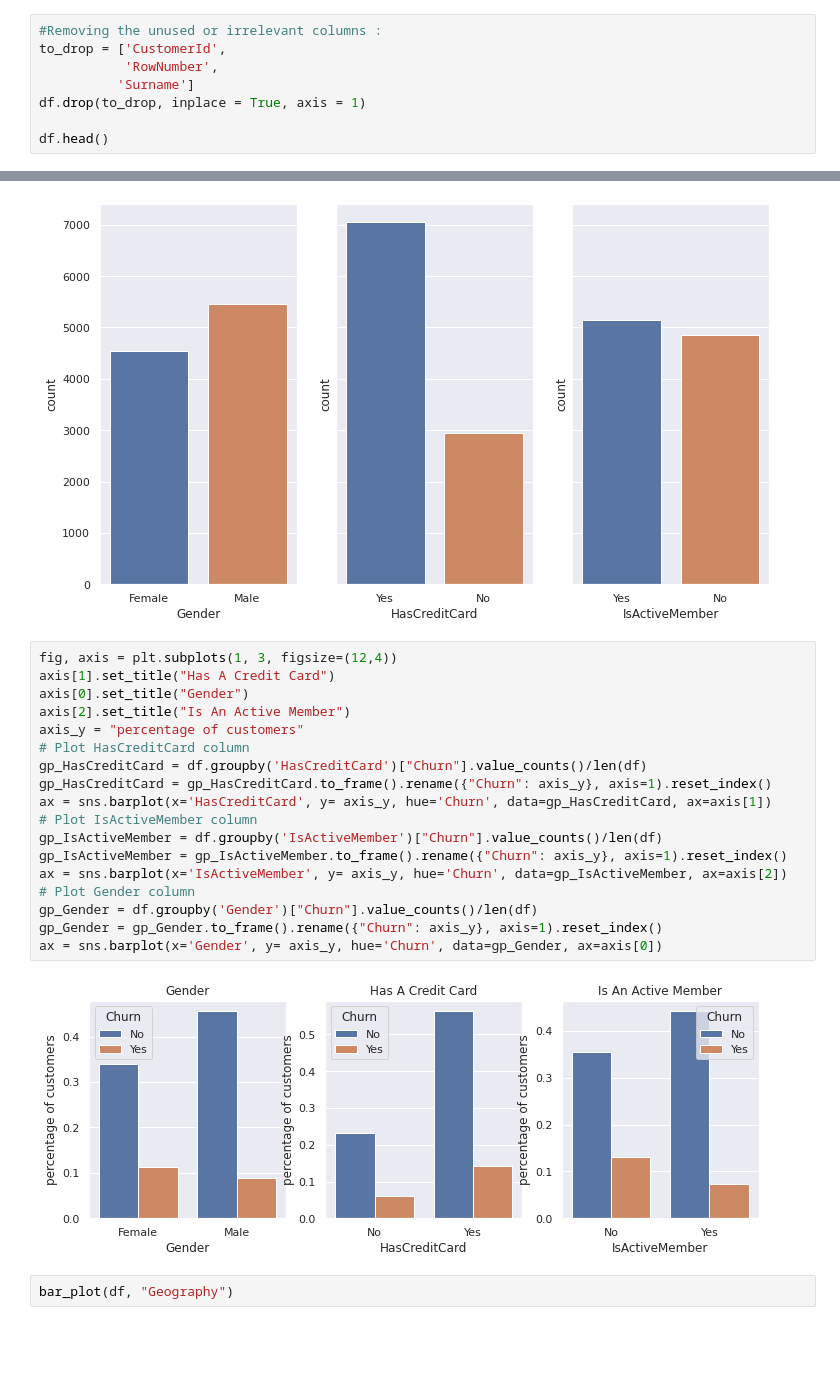
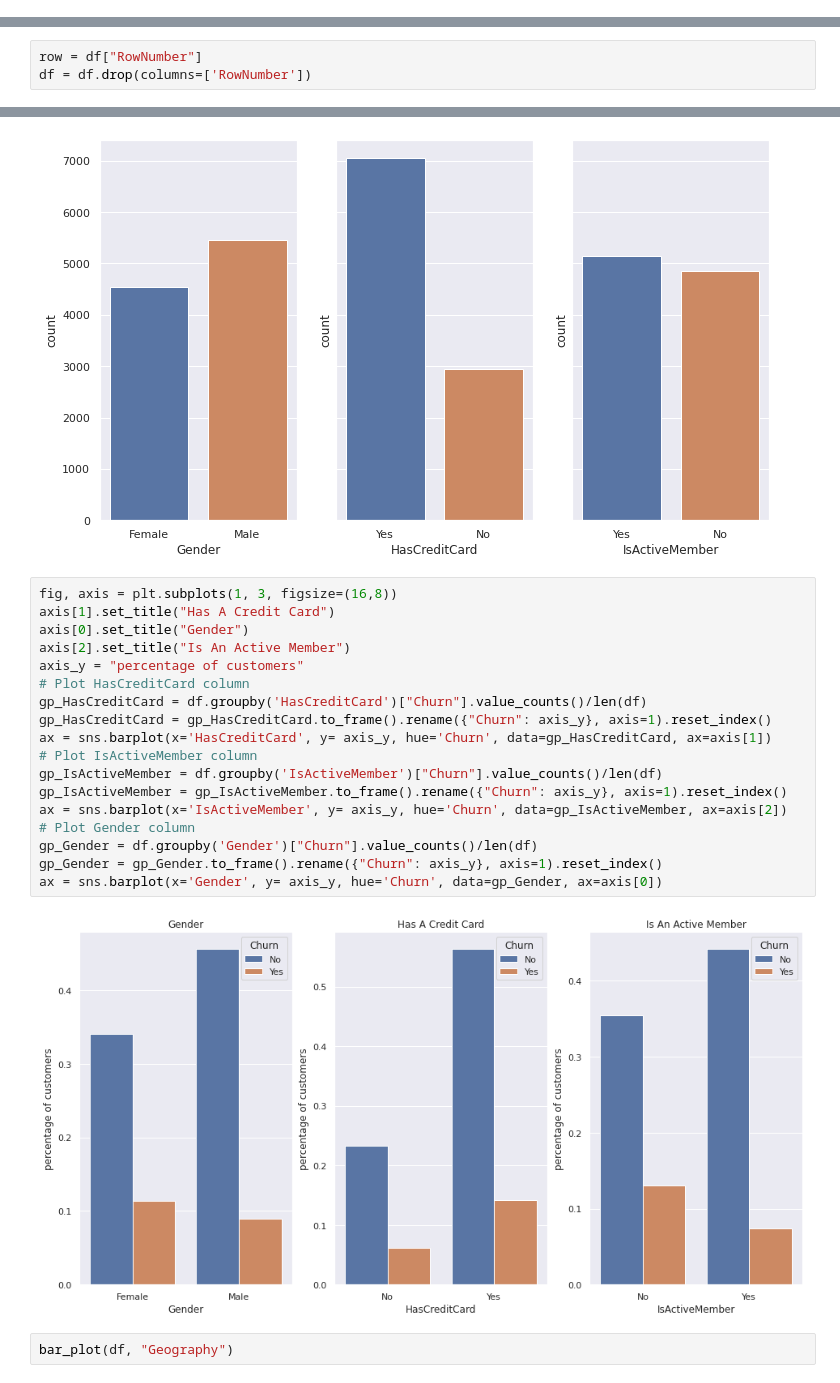
Before and after one commit to HoudaELB/Churn-Prediction-with-ML, a Jupyter notebook: Churn_Prediction.ipynb, the cells around one changed output, grey strips where cells are left out. Drawn from its saved outputs; the diff is of its cells as text; blank space fills up the shorter version.

```diff
--- a/Churn_Prediction.ipynb
+++ b/Churn_Prediction.ipynb
@@ -30,11 +93,3 @@ df.head()
 | 4 | 5 | 15737888 | Mitchell | 850 | Spain | Female | 43 | 2 | 125510.82 | ... |
 # %% [markdown]
 # **Data Cleaning**
-# %%
-#Removing the unused or irrelevant columns :
-to_drop = ['CustomerId',
-           'RowNumber',
-          'Surname']
-df.drop(to_drop, inplace = True, axis = 1)
-
-df.head()
@@ -92,3 +192,6 @@ dtype: object
+# %%
+row = df["RowNumber"]
+df = df.drop(columns=['RowNumber'])
 # %%
 df.shape
 # %% [output]
@@ -188,25 +271,25 @@ fig.savefig("inp.png")
 # %% [output]
 [figure]
 # %%
-fig, axis = plt.subplots(1, 3, figsize=(12,4))
+fig, axis = plt.subplots(1, 3, figsize=(16,8))
 axis[1].set_title("Has A Credit Card")
 axis[0].set_title("Gender")
 axis[2].set_title("Is An Active Member")
 axis_y = "percentage of customers"
 # Plot HasCreditCard column
 gp_HasCreditCard = df.groupby('HasCreditCard')["Churn"].value_counts()/len(df)
 gp_HasCreditCard = gp_HasCreditCard.to_frame().rename({"Churn": axis_y}, axis=1).reset_index()
 ax = sns.barplot(x='HasCreditCard', y= axis_y, hue='Churn', data=gp_HasCreditCard, ax=axis[1])
 # Plot IsActiveMember column
 gp_IsActiveMember = df.groupby('IsActiveMember')["Churn"].value_counts()/len(df)
 gp_IsActiveMember = gp_IsActiveMember.to_frame().rename({"Churn": axis_y}, axis=1).reset_index()
 ax = sns.barplot(x='IsActiveMember', y= axis_y, hue='Churn', data=gp_IsActiveMember, ax=axis[2])
 # Plot Gender column
 gp_Gender = df.groupby('Gender')["Churn"].value_counts()/len(df)
 gp_Gender = gp_Gender.to_frame().rename({"Churn": axis_y}, axis=1).reset_index()
 ax = sns.barplot(x='Gender', y= axis_y, hue='Churn', data=gp_Gender, ax=axis[0])
 # %% [output]
-[figure, old version]
+[figure, new version]
 # %%
 bar_plot(df, "Geography")
 # %% [output]
```
Also changed, not shown: parts of 86 cells of this notebook.
